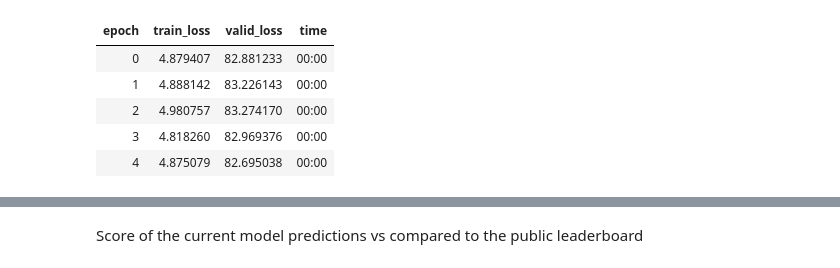
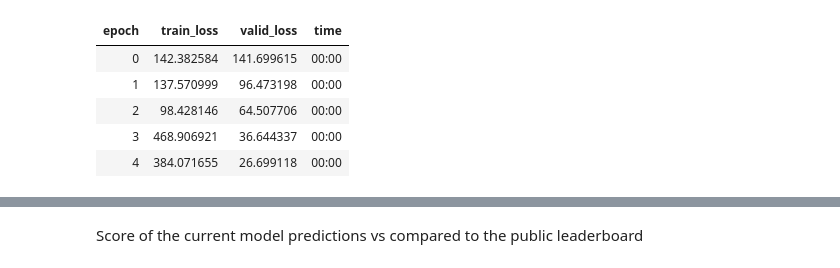
Before and after one commit to eschmidt42/kaggle_house_prices, a Jupyter notebook: notebooks/02_modelling.ipynb, the cells around one changed output, grey strips where cells are left out. Cells and saved outputs as stored; diff of their text form; code cells hidden in the pictures.

```diff
--- a/notebooks/02_modelling.ipynb
+++ b/notebooks/02_modelling.ipynb
@@ -21,23 +20,0 @@ Grouping columns into categorical and continuous types
-# %%
-cat_names = ['Id', 'MSSubClass', 'MSZoning', 'LotFrontage', 'Street',
-       'Alley', 'LotShape', 'LandContour', 'Utilities', 'LotConfig',
-       'LandSlope', 'Neighborhood', 'Condition1', 'Condition2', 'BldgType',
-       'HouseStyle', 'OverallQual', 'OverallCond',
-       'RoofStyle', 'RoofMatl', 'Exterior1st', 'Exterior2nd', 'MasVnrType',
-       'ExterQual', 'ExterCond', 'Foundation', 'BsmtQual',
-       'BsmtCond', 'BsmtExposure', 'BsmtFinType1', 'BsmtFinSF1',
-       'BsmtFinType2', 'Heating',
-       'HeatingQC', 'CentralAir', 'Electrical',
-       'LowQualFinSF', 'BsmtFullBath', 'BsmtHalfBath', 'FullBath',
-       'HalfBath', 'BedroomAbvGr', 'KitchenAbvGr', 'KitchenQual',
-       'TotRmsAbvGrd', 'Functional', 'Fireplaces', 'FireplaceQu', 'GarageType',
-       'GarageFinish', 'GarageCars', 'GarageQual',
-       'GarageCond', 'PavedDrive',
-       'EnclosedPorch', '3SsnPorch', 'ScreenPorch', 'PoolArea', 'PoolQC',
-       'Fence', 'MiscFeature', 'MiscVal', 'MoSold', 'SaleType',
-       'SaleCondition']
-cont_names = ['LotArea', 'YearBuilt', 'YearRemodAdd', 'MasVnrArea', 'BsmtFinSF2', 'BsmtUnfSF',
-              'TotalBsmtSF', '1stFlrSF', '2ndFlrSF', 'GrLivArea', 'GarageYrBlt', 'GarageArea',
-              'WoodDeckSF', 'OpenPorchSF']
-# %%
-dep_var = "SalePrice"
@@ -44,7 +23,4 @@ dep_var = "SalePrice"
 # %%
 procs = [Categorify, FillMissing, Normalize]
-# %%
-dir_raw_data = Path("../data/raw")
-clean_data_path = dir_raw_data.parent/"train_clean.csv"
 # %%
 df_s = pd.read_csv(clean_data_path, encoding="utf8")
@@ -70,2 +48,3 @@ display_all(df_s.head().T)
 # %%
-df_s[dep_var] = df_s[dep_var].apply(float)
+if df_s[dep_var].dtype != "float64":
+    df_s[dep_var] = df_s[dep_var].apply(float)
@@ -148,11 +147,10 @@ Wall time: 7.18 s
 # %%
 %%time
-# learn.fit_one_cycle(5, 1e-2)
-learn.fit_one_cycle(5, 1e-4)
+learn.fit_one_cycle(5, 1e-1)
 # %% [output]
 | epoch | train_loss | valid_loss | time |
-| 0 | 4.879407 | 82.881233 | 00:00 |
-| 1 | 4.888142 | 83.226143 | 00:00 |
-| 2 | 4.980757 | 83.274170 | 00:00 |
-| 3 | 4.818260 | 82.969376 | 00:00 |
-| 4 | 4.875079 | 82.695038 | 00:00 |
+| 0 | 142.382584 | 141.699615 | 00:00 |
+| 1 | 137.570999 | 96.473198 | 00:00 |
+| 2 | 98.428146 | 64.507706 | 00:00 |
+| 3 | 468.906921 | 36.644337 | 00:00 |
+| 4 | 384.071655 | 26.699118 | 00:00 |
```
Also changed, not shown: parts of 36 cells of this notebook, 2 other files.
